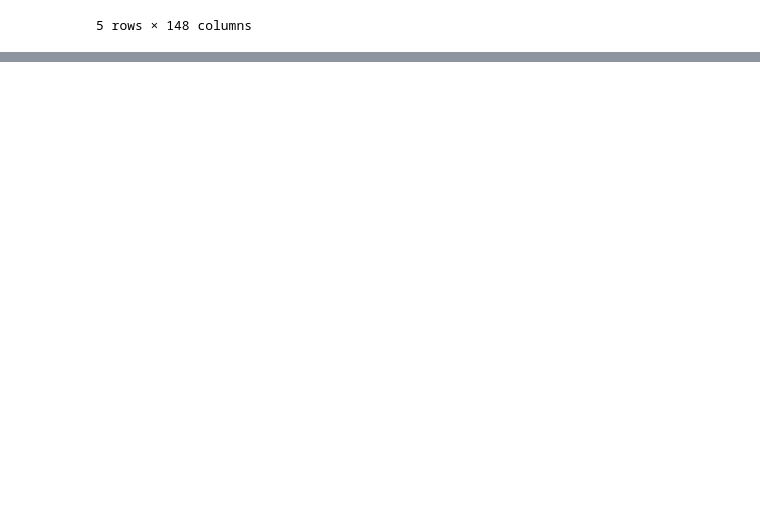
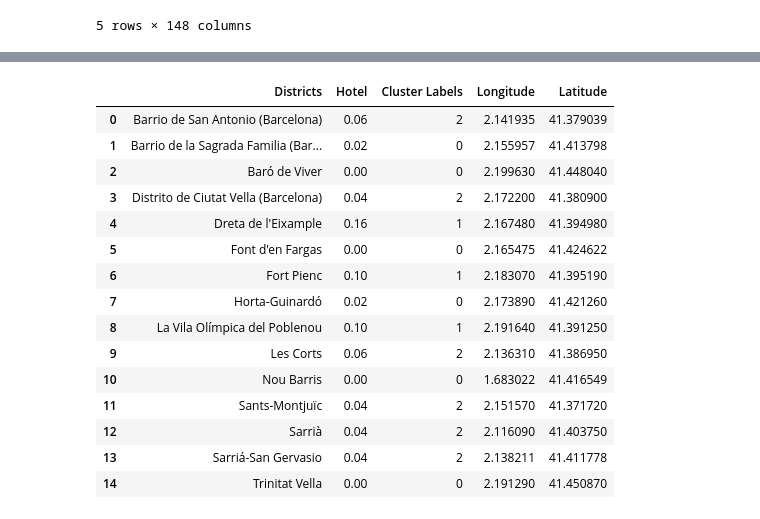
Before and after one commit to roimv/Coursera_Capstone, a Jupyter notebook: final project.ipynb, the cells around one changed output, grey strips where cells are left out. Cells and saved outputs as stored; diff of their text form; code cells hidden in the pictures; blank space fills up the shorter version.

```diff
--- a/final project.ipynb
+++ b/final project.ipynb
@@ -316,0 +389,26 @@ bcn_hotel.head()
+# %%
+# create a new dataframe that includes the cluster as well as the top 10 venues for each neighborhood.
+bcn_merged = bcn_hotel.copy()
+
+# add clustering labels
+bcn_merged["Cluster Labels"] = kmeans.labels_
+# %%
+bcn_merged.rename(columns={"Districts": "Districts"}, inplace=True)
+bcn_merged
+# %% [output]
+|  | Districts | Hotel | Cluster Labels | Longitude | Latitude |
+| 0 | Barrio de San Antonio (Barcelona) | 0.06 | 2 | 2.141935 | 41.379039 |
+| 1 | Barrio de la Sagrada Familia (Bar... | 0.02 | 0 | 2.155957 | 41.413798 |
+| 2 | Baró de Viver | 0.00 | 0 | 2.199630 | 41.448040 |
+| 3 | Distrito de Ciutat Vella (Barcelona) | 0.04 | 2 | 2.172200 | 41.380900 |
+| 4 | Dreta de l'Eixample | 0.16 | 1 | 2.167480 | 41.394980 |
+| 5 | Font d'en Fargas | 0.00 | 0 | 2.165475 | 41.424622 |
+| 6 | Fort Pienc | 0.10 | 1 | 2.183070 | 41.395190 |
+| 7 | Horta-Guinardó | 0.02 | 0 | 2.173890 | 41.421260 |
+| 8 | La Vila Olímpica del Poblenou | 0.10 | 1 | 2.191640 | 41.391250 |
+| 9 | Les Corts | 0.06 | 2 | 2.136310 | 41.386950 |
+| 10 | Nou Barris | 0.00 | 0 | 1.683022 | 41.416549 |
+| 11 | Sants-Montjuïc | 0.04 | 2 | 2.151570 | 41.371720 |
+| 12 | Sarrià | 0.04 | 2 | 2.116090 | 41.403750 |
+| 13 | Sarriá-San Gervasio | 0.04 | 2 | 2.138211 | 41.411778 |
+| 14 | Trinitat Vella | 0.00 | 0 | 2.191290 | 41.450870 |
```
Also changed, not shown: parts of 12 cells of this notebook.
